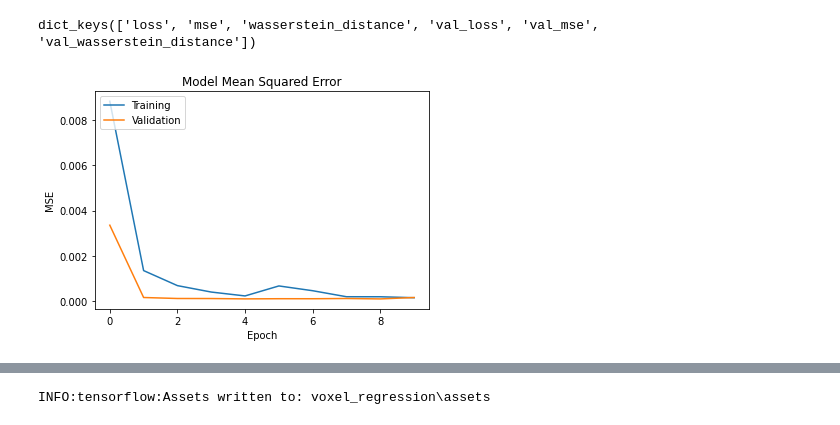
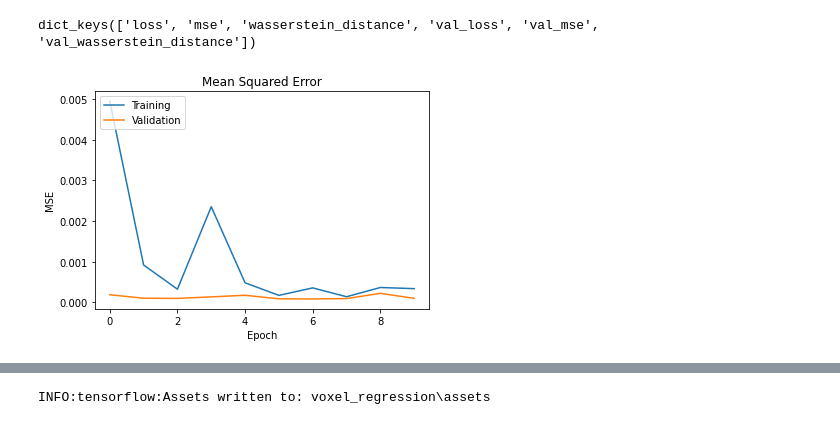
Before and after one commit to yv17/MRI-Deep-Learning, a Jupyter notebook: miml.ipynb, the cells around one changed output, grey strips where cells are left out. Saved outputs shown, nothing was run; the diff lists cells and outputs as text; code cells hidden in the pictures.

```diff
--- a/miml.ipynb
+++ b/miml.ipynb
@@ -59,7 +59,7 @@ model.compile(optimizer=opt, loss=MSE_wasserstein_combo, metrics=['mse',wasserst
 
 start=time.time()
 
-history = model.fit(voxel_train, gt_train,epochs=10, batch_size=10, validation_split=0.2)  # starts training
+history = model.fit(voxel_train, gt_train,epochs=10, batch_size=10, validation_split=0.1)  # starts training
 
 # Original parameters
 # model.fit(signals_train, distributions_train,epochs=30, batch_size=2000, validation_data=(signals_valid,distributions_valid),callbacks=[checkpoint_callback])  # starts training
@@ -87,18 +87,18 @@ Time Elapsed:475 seconds
 # %%
 #print(model.summary())
 print(history.history.keys())
 
 import matplotlib.pyplot as plt
 plt.plot(history.history['mse'])
 plt.plot(history.history['val_mse'])
-plt.title('Model Mean Squared Error')
+plt.title('Mean Squared Error')
 plt.ylabel('MSE')
 plt.xlabel('Epoch')
 plt.legend(['Training', 'Validation'], loc='upper left')
 plt.show()
 # %% [output]
 dict_keys(['loss', 'mse', 'wasserstein_distance', 'val_loss', 'val_mse', 'val_wasserstein_distance'])
-[figure, old version]
+[figure, new version]
 # %%
 results = model.evaluate(voxel_test, gt_test, batch_size=10)
 print("test loss, test mse:", results)
```
Also changed, not shown: parts of 3 cells of this notebook.
